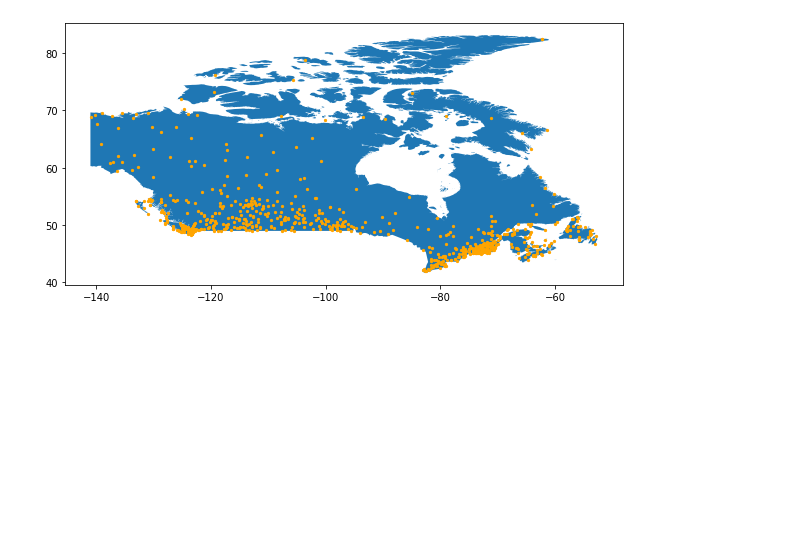
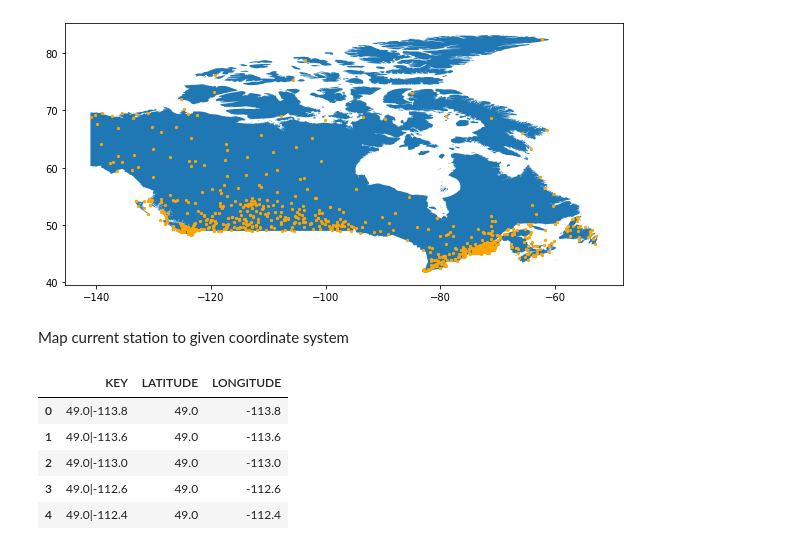
Before and after one commit to ivanzvonkov/forestcasting, a Jupyter notebook: Notebooks/weatherstations.ipynb, the cells around one changed output. Cells and saved outputs as stored; diff of their text form; code cells hidden in the pictures; blank space fills up the shorter version.

```diff
--- a/Notebooks/weatherstations.ipynb
+++ b/Notebooks/weatherstations.ipynb
@@ -99,3 +102,5 @@ gdf.plot(
 [figure]
 # %%
 st.to_csv('../Data/Weather/current_station_inventory.csv')
+# %% [markdown]
+Map current station to given coordinate system
@@ -101,0 +110,10 @@ st.to_csv('../Data/Weather/current_station_inventory.csv')
+# %%
+# Check data is read in
+grid.head()
+# %% [output]
+|  | KEY | LATITUDE | LONGITUDE |
+| 0 | 49.0|-113.8 | 49.0 | -113.8 |
+| 1 | 49.0|-113.6 | 49.0 | -113.6 |
+| 2 | 49.0|-113.0 | 49.0 | -113.0 |
+| 3 | 49.0|-112.6 | 49.0 | -112.6 |
+| 4 | 49.0|-112.4 | 49.0 | -112.4 |
```
Also changed, not shown: parts of 10 cells of this notebook, 1 other file.
